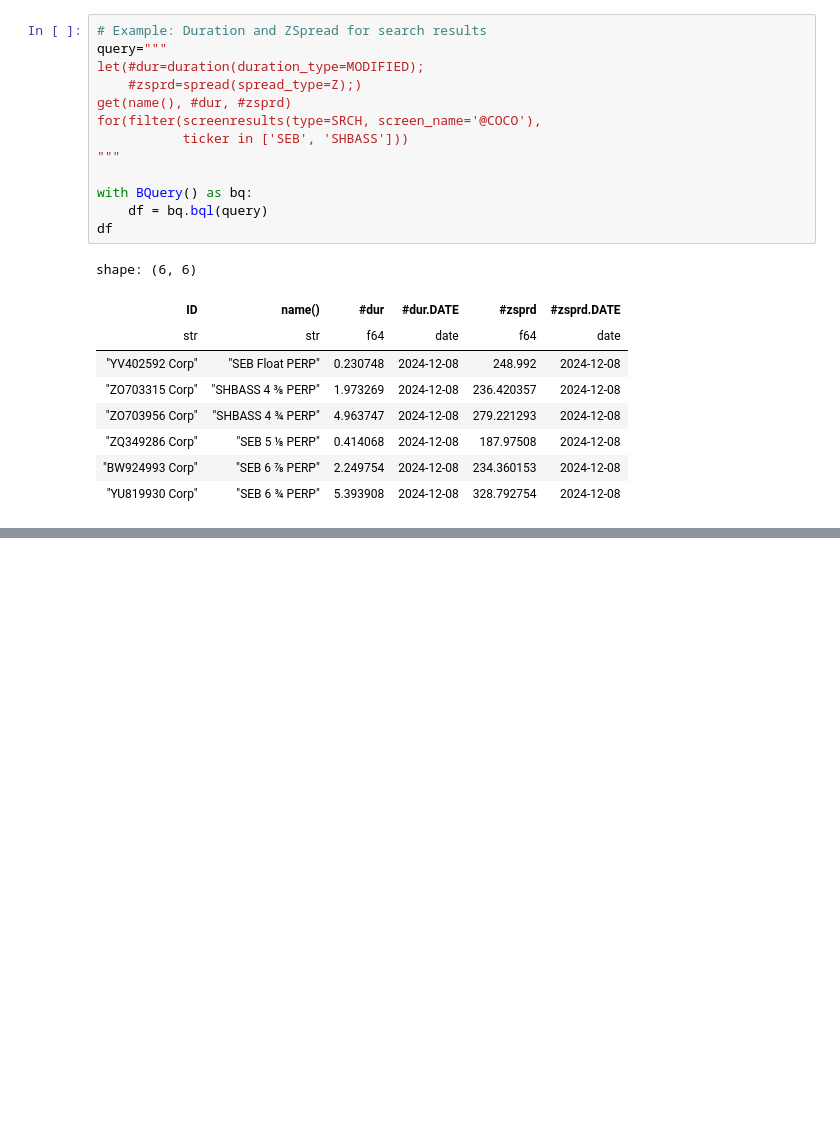
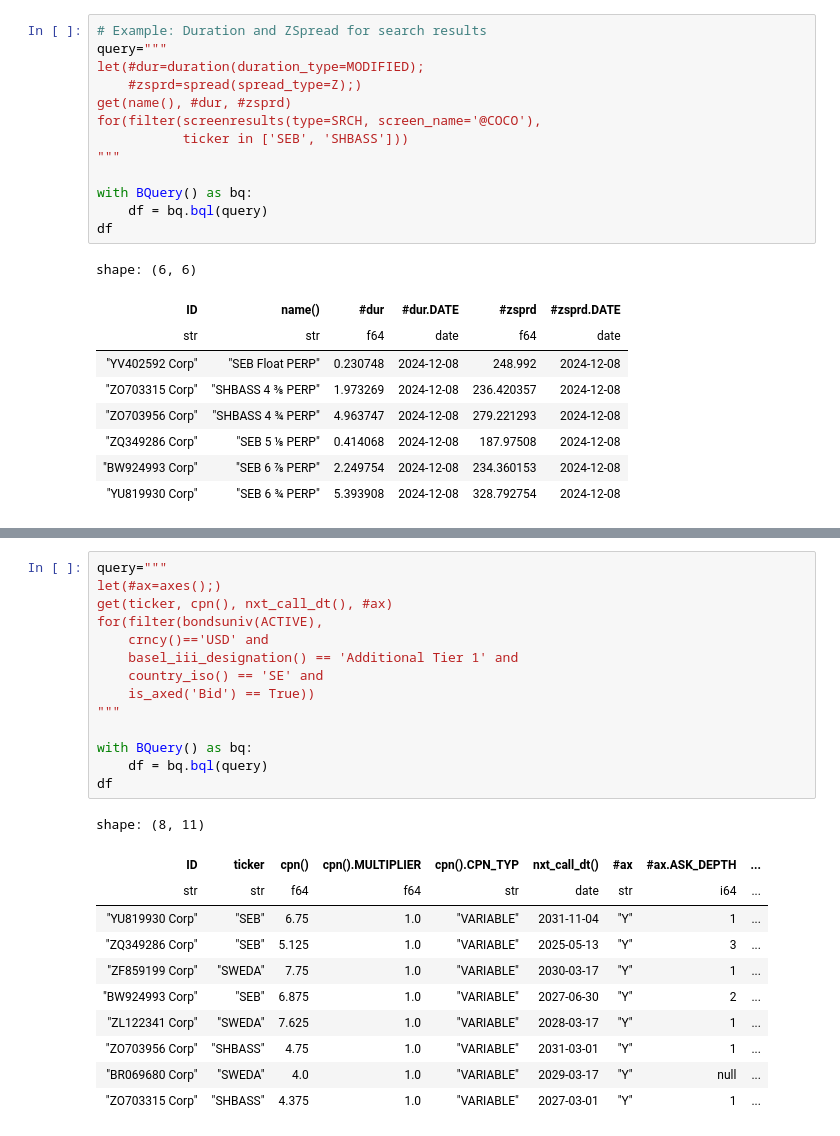
Before and after one commit to MarekOzana/polars-bloomberg, a Jupyter notebook: examples/Examples-1.ipynb, the cells around one changed output, grey strips where cells are left out. Saved outputs shown, nothing was run; the diff lists cells and outputs as text; blank space fills up the shorter version.

```diff
--- a/examples/Examples-1.ipynb
+++ b/examples/Examples-1.ipynb
@@ -217,3 +217,29 @@ shape: (2, 10)
 | str | str | f64 | date | str | f64 | date | str | f64 | ... |
 | "SKFB SS Equity" | "SKF AB" | 210.185019 | 2024-12-08 | "SEK" | 204.16756 | 2024-12-08 | "SEK" | 72.255568 | ... |
 | "ABB SS Equity" | "ABB Ltd" | 623.496942 | 2024-12-08 | "SEK" | 561.902577 | 2024-12-08 | "SEK" | 72.144556 | ... |
+# %%
+query="""
+let(#ax=axes();)
+get(ticker, cpn(), nxt_call_dt(), #ax)
+for(filter(bondsuniv(ACTIVE),
+    crncy()=='USD' and
+    basel_iii_designation() == 'Additional Tier 1' and
+    country_iso() == 'SE' and
+    is_axed('Bid') == True))
+"""
+
+with BQuery() as bq:
+    df = bq.bql(query)
+df
+# %% [output]
+shape: (8, 11)
+| ID | ticker | cpn() | cpn().MULTIPLIER | cpn().CPN_TYP | nxt_call_dt() | #ax | #ax.ASK_DEPTH | ... |
+| str | str | f64 | f64 | str | date | str | i64 | ... |
+| "YU819930 Corp" | "SEB" | 6.75 | 1.0 | "VARIABLE" | 2031-11-04 | "Y" | 1 | ... |
+| "ZQ349286 Corp" | "SEB" | 5.125 | 1.0 | "VARIABLE" | 2025-05-13 | "Y" | 3 | ... |
+| "ZF859199 Corp" | "SWEDA" | 7.75 | 1.0 | "VARIABLE" | 2030-03-17 | "Y" | 1 | ... |
+| "BW924993 Corp" | "SEB" | 6.875 | 1.0 | "VARIABLE" | 2027-06-30 | "Y" | 2 | ... |
+| "ZL122341 Corp" | "SWEDA" | 7.625 | 1.0 | "VARIABLE" | 2028-03-17 | "Y" | 1 | ... |
+| "ZO703956 Corp" | "SHBASS" | 4.75 | 1.0 | "VARIABLE" | 2031-03-01 | "Y" | 1 | ... |
+| "BR069680 Corp" | "SWEDA" | 4.0 | 1.0 | "VARIABLE" | 2029-03-17 | "Y" | null | ... |
+| "ZO703315 Corp" | "SHBASS" | 4.375 | 1.0 | "VARIABLE" | 2027-03-01 | "Y" | 1 | ... |
```
Also changed, not shown: 1 other file.
